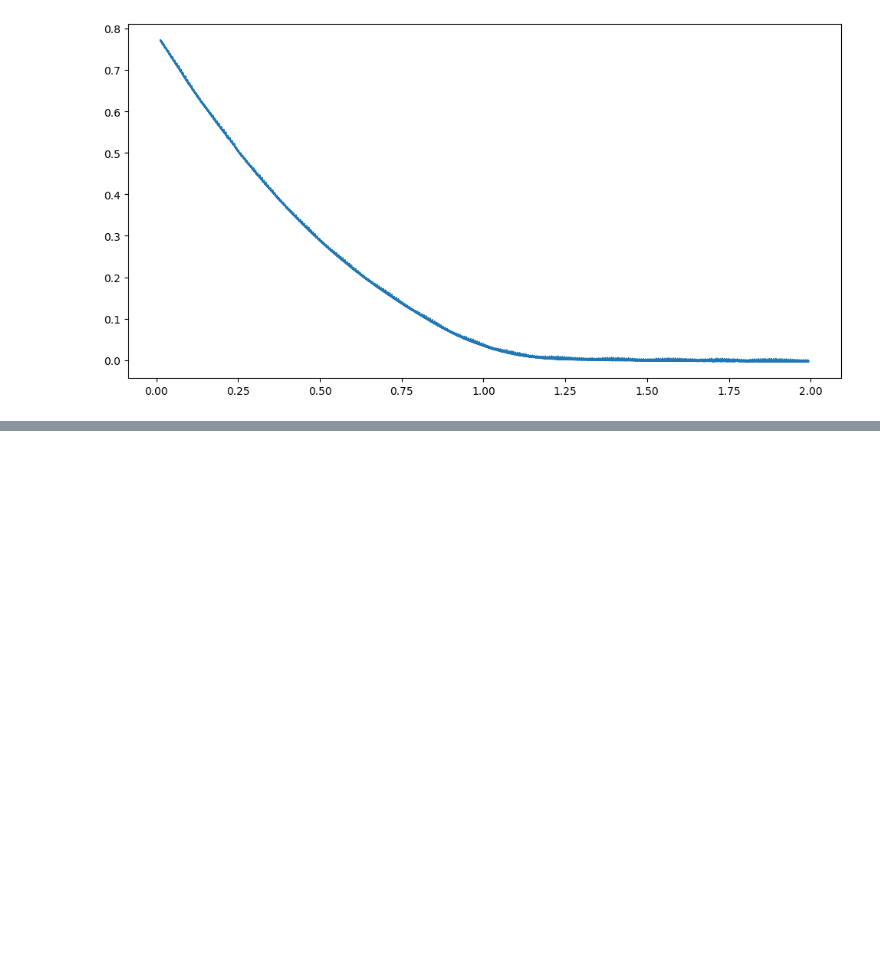
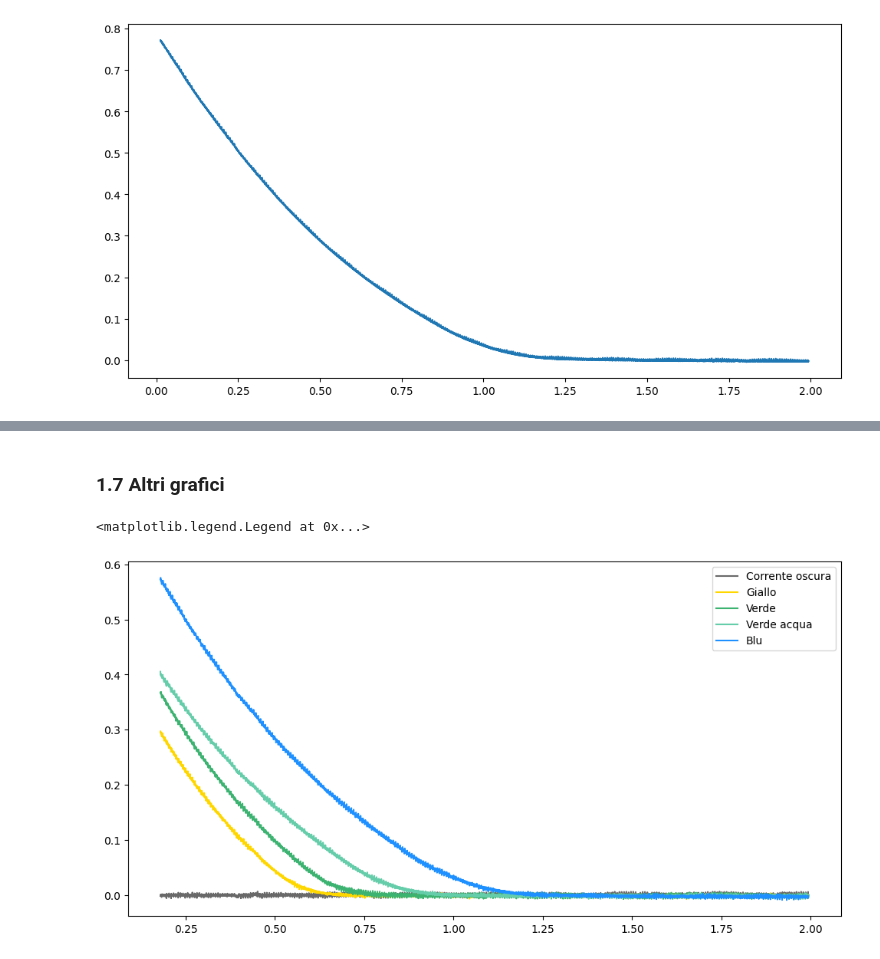
Before and after one commit to atancredi/physics-data, a Jupyter notebook: lab3/fotoelettrico/fotoelettrico.ipynb, the cells around one changed output, grey strips where cells are left out. Saved outputs shown, nothing was run; the diff lists cells and outputs as text; code cells hidden in the pictures; blank space fills up the shorter version.

```diff
--- a/lab3/fotoelettrico/fotoelettrico.ipynb
+++ b/lab3/fotoelettrico/fotoelettrico.ipynb
@@ -44,11 +45,23 @@ def remove_outliers(_dataframe: pd.DataFrame, n_sigma = 3):
     z = np.abs(stats.zscore(_dataframe["Math 1 (nA)"]))
     return _dataframe[(z < n_sigma)]
 
-def plot_tuple_list(l):
+def plot_tuple_list(l, **kwargs):
     # plotta una lista di tuple (x,y)
     _x = [i[0] for i in l]
     _y = [i[1] for i in l]
-    plt.plot(_x,_y)
+    plt.plot(_x,_y, **kwargs)
+    return _x, _y
+
+def plot_tuple_list_with_y_intercept(l, **kwargs):
+    _x,_y = plot_tuple_list(l, **kwargs)
+
+    # get _x for _y = 0
+    y0 = 0
+    _x = [i[0] for i in l if i[1] == y0]
+    plt.axvline(_x[0], color="black")
+    plt.axhline(y0, color="black", linestyle="dotted")
+
+    return (_x[0],y0)
 
 def describe_data(file_path):
     # Carico i dati con pandas
@@ -189 +287,14 @@ plot_tuple_list(blu_data_scaled)
 [figure]
+# %% [markdown]
+### 1.7 Altri grafici
+# %%
+plot_tuple_list(corrente_oscura_data_scaled, color="dimgrey")
+plot_tuple_list(giallo_data_scaled, color="gold")
+plot_tuple_list(verde_data_scaled, color="mediumseagreen")
+plot_tuple_list(verdeacqua_data_scaled, color="mediumaquamarine")
+plot_tuple_list(blu_data_scaled, color="dodgerblue")
+
+plt.legend(["Corrente oscura", "Giallo", "Verde", "Verde acqua", "Blu"])
+# %% [output]
+<matplotlib.legend.Legend at 0x...>
+[figure, added]
```
Also changed, not shown: parts of 26 cells of this notebook.
